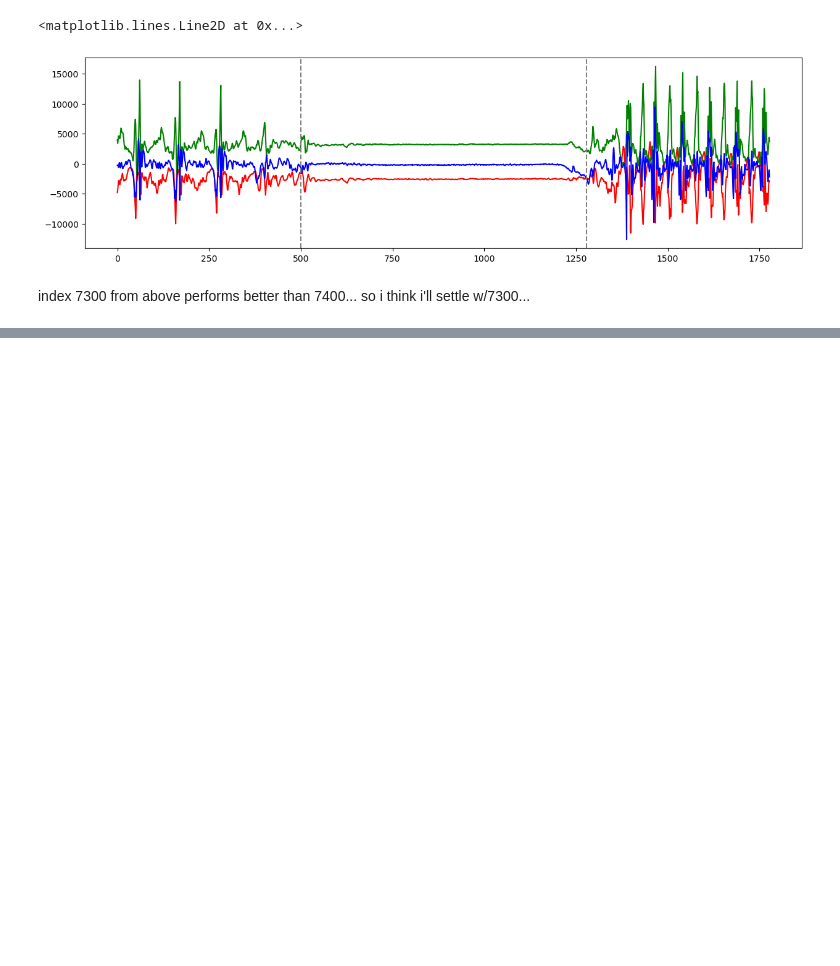
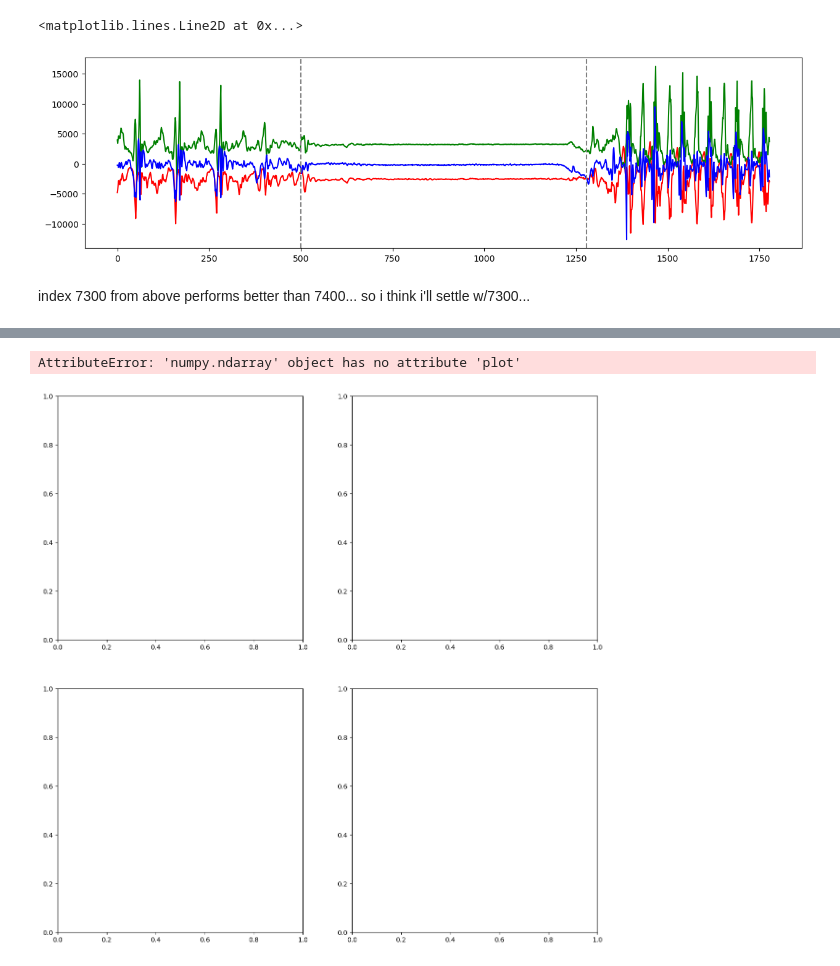
Before and after one commit to AKuinkel/cosc102-at3, a Jupyter notebook: ml_approaches_for_activity_classification.ipynb, the cells around one changed output, grey strips where cells are left out. Cells and saved outputs as stored; diff of their text form; code cells hidden in the pictures; blank space fills up the shorter version.

```diff
--- a/ml_approaches_for_activity_classification.ipynb
+++ b/ml_approaches_for_activity_classification.ipynb
@@ -186,0 +205,31 @@ index 7300 from above performs better than 7400... so i think i'll settle w/7300
+# %%
+def localised_buffer_zone_variance_calculation(slice_of_motion:list[int],
+                                               no_of_samples_to_include_in_buffer_zone:int=50):
+    variance_list = []
+
+    for i in range(len(slice_of_motion) - no_of_samples_to_include_in_buffer_zone):
+        curr_motion_data = slice_of_motion[i : i + no_of_samples_to_include_in_buffer_zone]
+        variance_list.append(statistics.variance(curr_motion_data))
+
+    return variance_list
+# %%
+slice_of_motion_y_gyro = x_axis_gyro[focused_section2_start-pad:focused_section2_end+pad]
+variances1 = localised_buffer_zone_variance_calculation(slice_of_motion_y_gyro,50)
+
+slice_of_motion_y_gyro = y_axis_gyro[focused_section2_start-pad:focused_section2_end+pad]
+variances2 = localised_buffer_zone_variance_calculation(slice_of_motion_y_gyro,50)
+
+slice_of_motion_y_gyro = z_axis_gyro[focused_section2_start-pad:focused_section2_end+pad]
+variances3 = localised_buffer_zone_variance_calculation(slice_of_motion_y_gyro,50)
+
+fig,ax = plt.subplots(2,2,figsize=(15,15))
+ax[0,0].plot(variances1)
+ax[0,0].set_title("X axis gyro")
+ax[0,1].plot(variances2)
+ax[0,1].set_title("Y axis gyro")
+ax[1,0].plot(variances3)
+ax[1,0].set_title("Z axis gyro")
+ax[1,1].axis("off")
+# %% [output]
+AttributeError: 'numpy.ndarray' object has no attribute 'plot'
+[figure, added]
```
Also changed, not shown: parts of 3 cells of this notebook.
